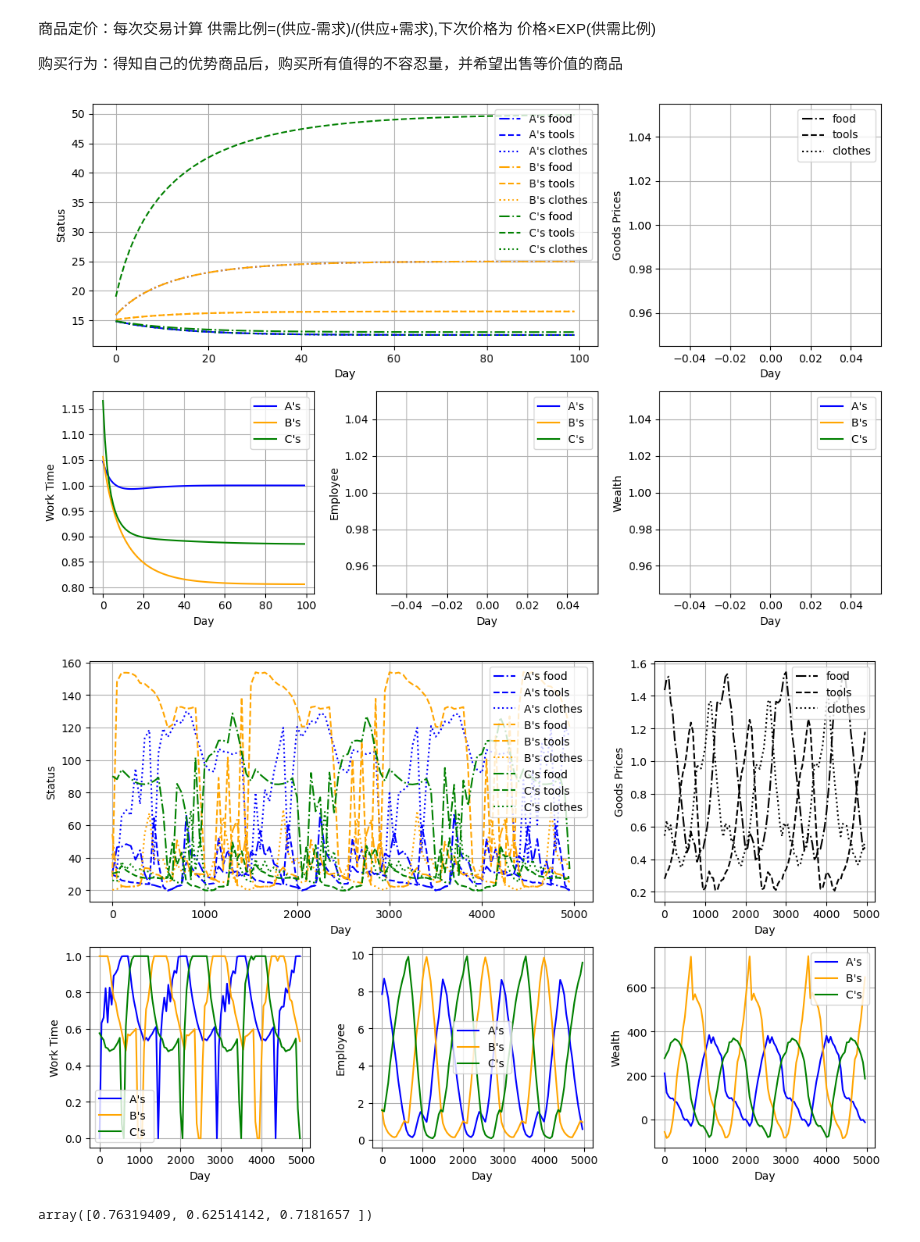
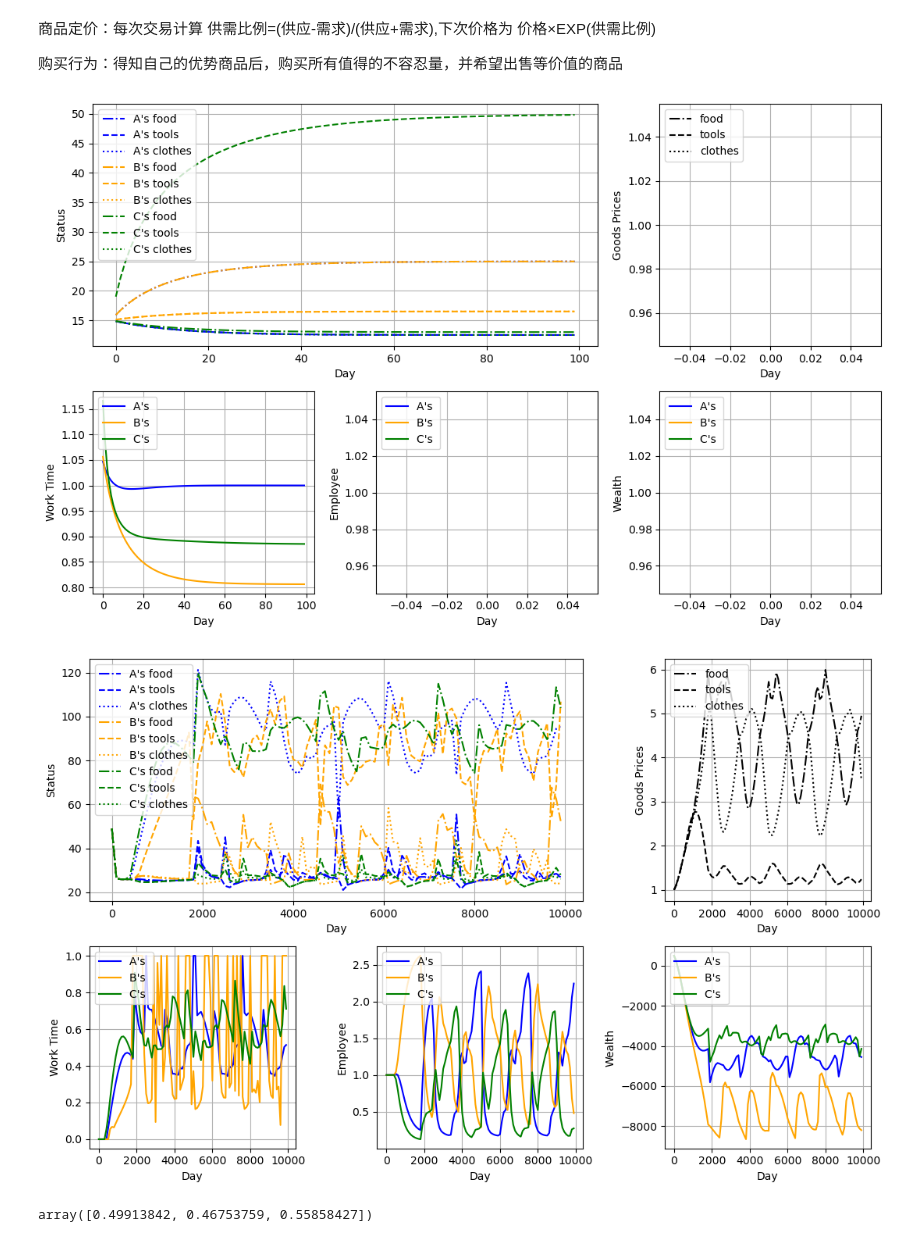
Before and after one commit to SemiObserver/Flowing-illusions, a Jupyter notebook: v 2.6 对称的出售者.ipynb, the cells around one changed output. Drawn from its saved outputs; the diff is of its cells as text; code cells hidden in the pictures.

```diff
--- a/v 2.6 对称的出售者.ipynb
+++ b/v 2.6 对称的出售者.ipynb
@@ -73,7 +73,7 @@ def visual(status, work_times, prices, employee, wealth, scale, k=0, names=Names
             ax1.plot(scale * x, fun_fianl(status, x, i, j), line_types[j], label=names[i] + goods[j], color=colors[i])
     ax1.set_xlabel('Day')
     ax1.set_ylabel('Status')
-    ax1.legend(loc=0)
+    ax1.legend(loc=2)
     ax1.grid()
 
     # 第二幅图：工作时间图，占左下角
@@ -83,7 +83,7 @@ def visual(status, work_times, prices, employee, wealth, scale, k=0, names=Names
         ax2.plot(scale * np.arange(len(y[0])), moving_average(y[i], k), label=names[i], color=colors[i])
     ax2.set_xlabel('Day')
     ax2.set_ylabel('Work Time')
-    ax2.legend(loc='best')
+    ax2.legend(loc=2)
     ax2.grid()
 
     # 第三幅图：价格图，占右上角
@@ -94,7 +94,7 @@ def visual(status, work_times, prices, employee, wealth, scale, k=0, names=Names
         ax3.plot(scale * np.arange(len(z[0])), moving_average(z[i], k), line_types[i], label=goods[i], color="black")
     ax3.set_xlabel('Day')
     ax3.set_ylabel('Goods Prices')
-    ax3.legend(loc='best')
+    ax3.legend(loc=2)
     ax3.grid()
 
     # 第四幅图：从业者数量图，占正下方
@@ -104,7 +104,7 @@ def visual(status, work_times, prices, employee, wealth, scale, k=0, names=Names
         ax4.plot(scale * np.arange(len(e[0])), moving_average(e[i],k), label=names[i], color=colors[i])
     ax4.set_xlabel('Day')
     ax4.set_ylabel('Employee')
-    ax4.legend(loc='best')
+    ax4.legend(loc=2)
     ax4.grid()
 
     # 第五幅图：从业者财富图，占右下角
@@ -114,7 +114,7 @@ def visual(status, work_times, prices, employee, wealth, scale, k=0, names=Names
         ax5.plot(scale * np.arange(len(w[0])), moving_average(w[i], k), label=names[i], color=colors[i])
     ax5.set_xlabel('Day')
     ax5.set_ylabel('Wealth')
-    ax5.legend(loc='best')
+    ax5.legend(loc=2)
     ax5.grid()
 
     plt.tight_layout()
@@ -172,9 +172,9 @@ for i in range(100):
     test.evolution(5)
     Status.append(test.status)
     Worktimes.append(test.worktime),test
-visual(Status, Worktimes, [[1,1,1]], [[1,1,1]], [[1,1,1]])
+visual(Status, Worktimes, [[1,1,1]], [[1,1,1]], [[1,1,1]], 1)
 # %% [output]
-[figure, old version]
+[figure, new version]
 # %%
 import numpy as np
 from collections import Counter
@@ -303,28 +307,28 @@ self = TradeBlock(
 # %%
-period = 5000
+period = 10000
 import numpy as np
-
 def uniform_sample(data, num_samples=100):
     num_samples = min(num_samples, len(data))
     indices = np.linspace(0, len(data) - 1, num_samples, dtype=int)
     return [data[i] for i in indices]
 
+
 for i in tqdm(range(period)): #day, work_time reaction, loading feeling, change job willing, market sensitive, isolation, lazy, storage
     self.evolution(50,  # day
-                   0.1, # work_time reaction
-                   0.1, # loading feeling
-                   0.01,# change job willing
+                   0.6, # work_time reaction
+                   0.01, # loading feeling
+                   0.04,# change job willing
                    0.02,# market sensitive
-                   0.1, # isolation
-                   0.01,# lazy
-                   0.0,  # storage
-                  0.5)
+                   0.01, # isolation
+                   0.1,# lazy
+                   0.8 # storage
+                  )
     Status.append(self.status+0)
     Work_times.append(self.work_time+0)
     Prices.append(self.trade_prices+0)
     Wealth.append(self.wealth+0)
     Employee.append(self.employee+0)
 sampled_inputs = list(map(uniform_sample, [Status[-period:], Work_times[-period:], Prices[-period:], Employee[-period:], Wealth[-period:]]))
 visual(*sampled_inputs,period/100)
 # %% [output]
-[figure, old version]
+[figure, new version]
@@ -331,5 +337,5 @@ visual(*sampled_inputs,period/100)
 # %%
-m_loading = np.mean(np.array(list(map(lambda x: np.sum(x, axis=0), Work_times[-period:]))),axis=0)
+m_loading = np.mean(np.array(list(map(lambda x: np.sum(x, axis=1), Work_times[-period:]))),axis=0)
 m_loading
 # %% [output]
-array([0.76319409, 0.62514142, 0.7181657 ])
+array([0.49913842, 0.46753759, 0.55858427])
```
Also changed, not shown: parts of 45 cells of this notebook, 1 other file.
